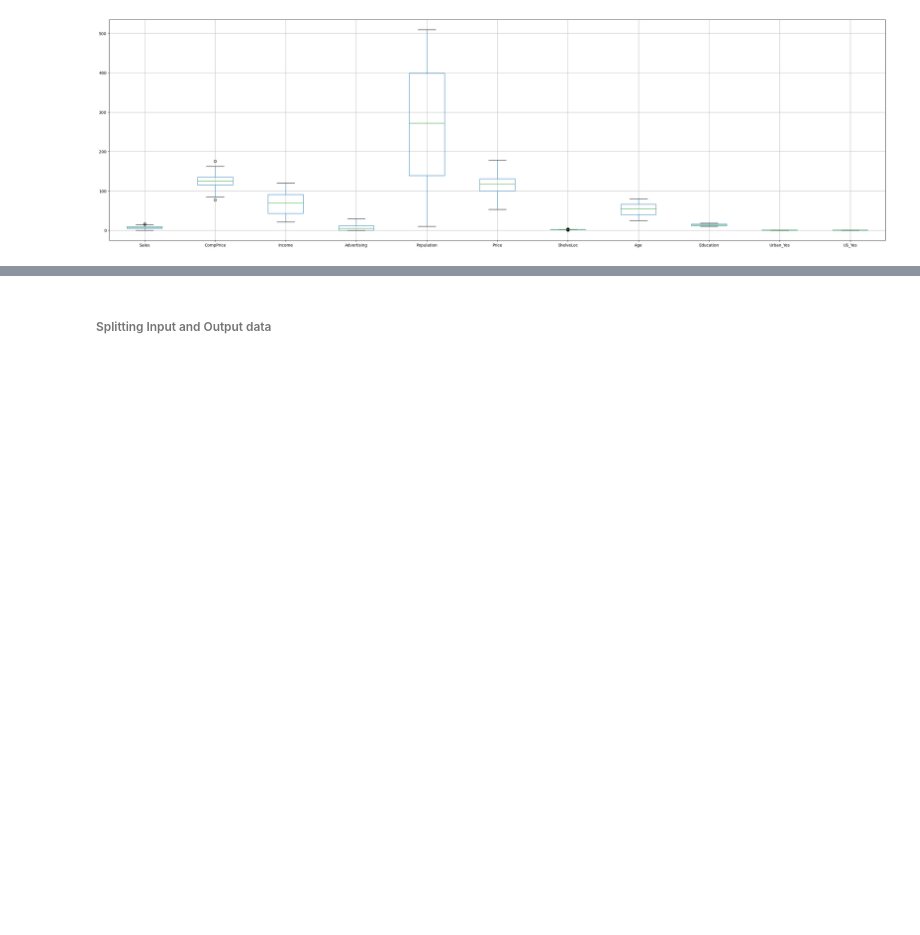
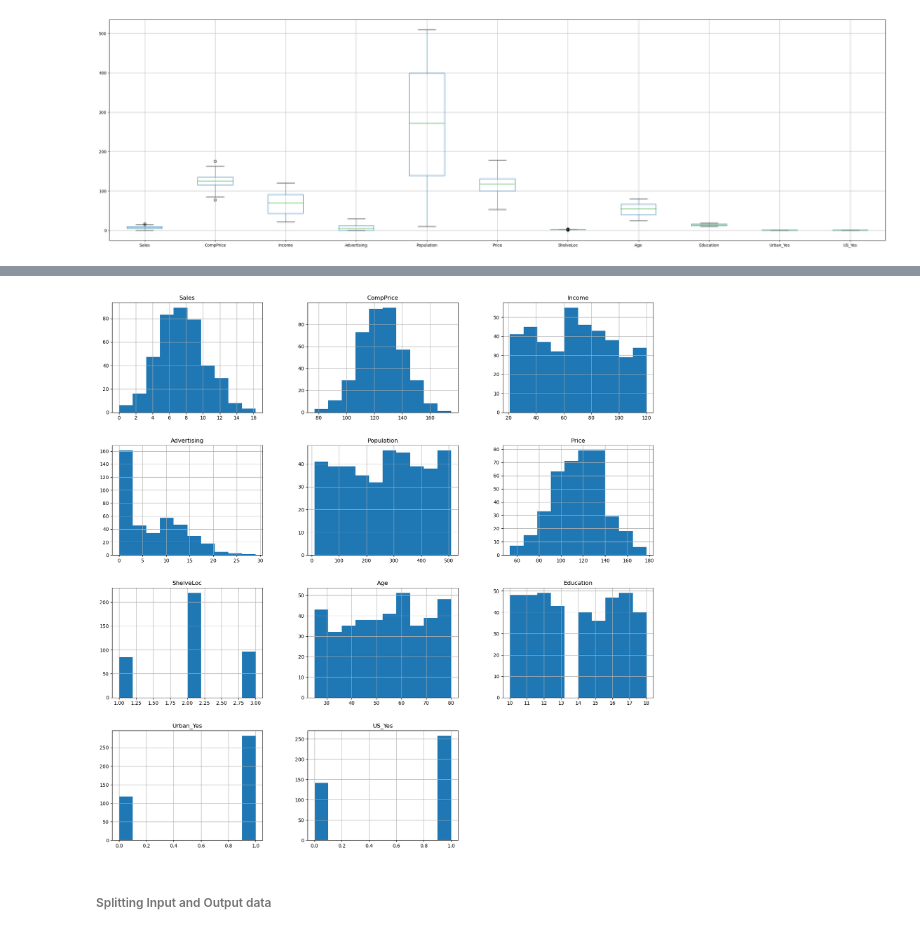
Before and after one commit to ananthu34/4902_Decision_Tree_ID3, a Jupyter notebook: Decision_Tree_Classification_ID3.ipynb, the cells around one changed output, grey strips where cells are left out. Saved outputs shown, nothing was run; the diff lists cells and outputs as text; code cells hidden in the pictures; blank space fills up the shorter version.

```diff
--- a/Decision_Tree_Classification_ID3.ipynb
+++ b/Decision_Tree_Classification_ID3.ipynb
@@ -249,3 +273,8 @@ plt.show()
+# %%
+company_data.hist(figsize = (20,20))
+plt.show()
+# %% [output]
+[figure, added]
 # %% [markdown]
 ######  Splitting Input and Output data
 # %%
```
Also changed, not shown: parts of 8 cells of this notebook.
